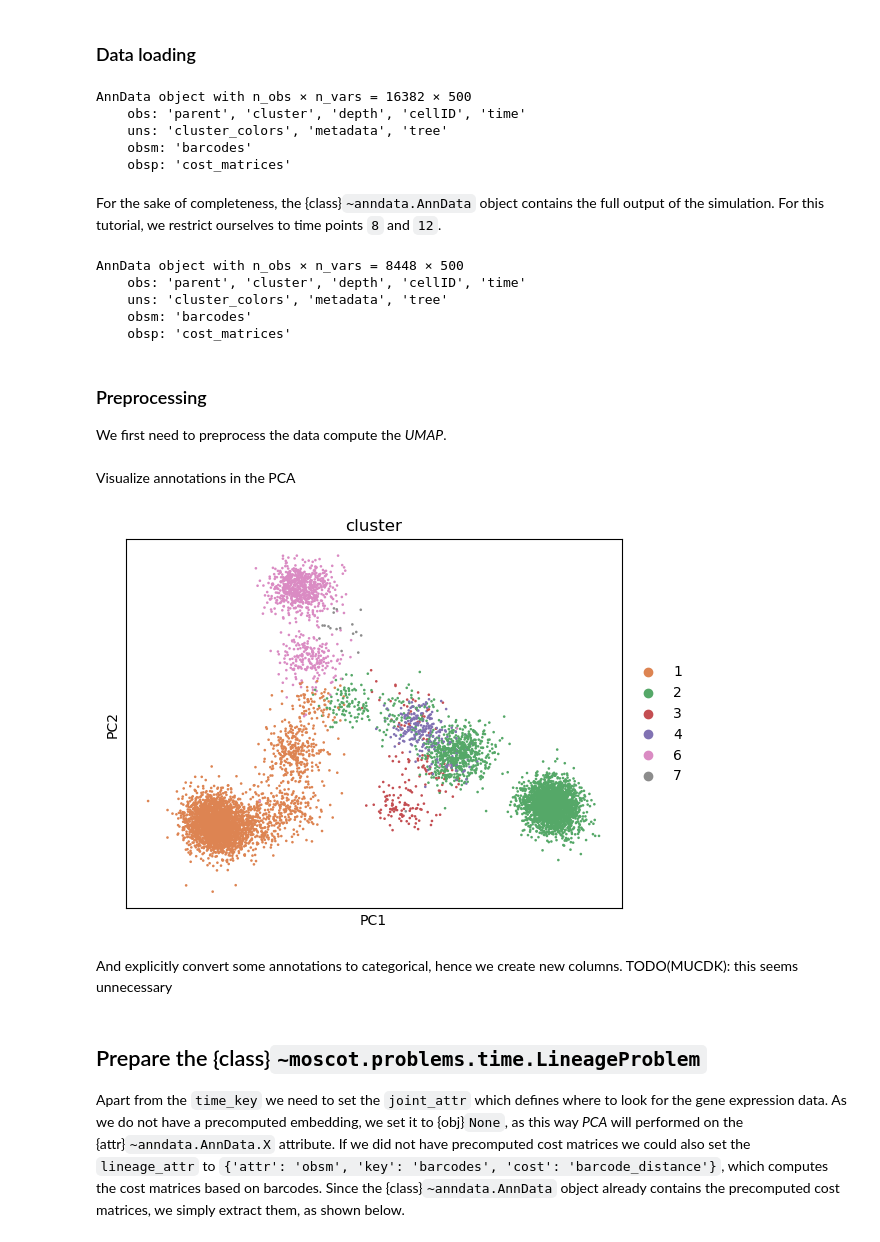
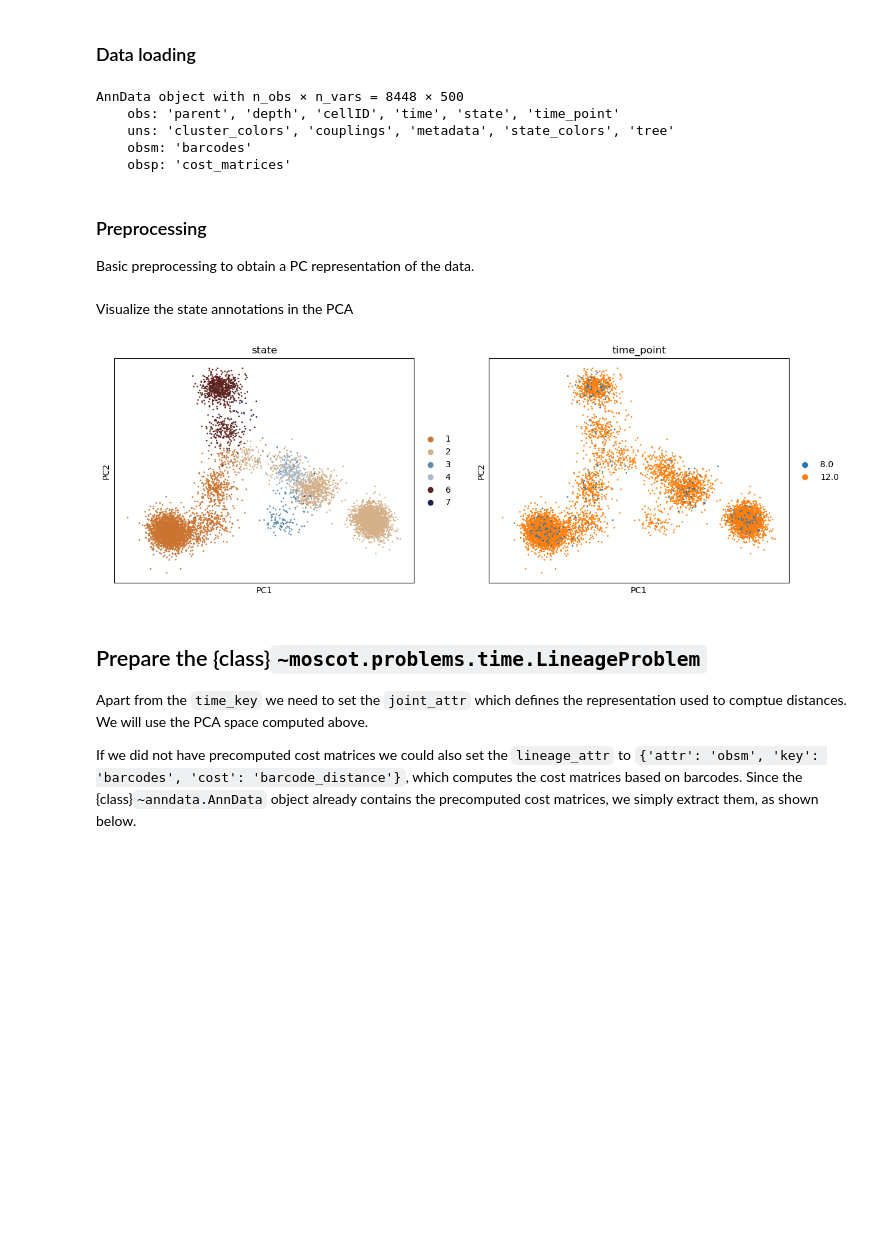
Before and after one commit to theislab/moscot_notebooks, a Jupyter notebook: tutorials/100_lineage.ipynb, the cells around one changed output. Drawn from its saved outputs; the diff is of its cells as text; code cells hidden in the pictures; blank space fills up the shorter version.

```diff
--- a/tutorials/100_lineage.ipynb
+++ b/tutorials/100_lineage.ipynb
@@ -54,29 +166,18 @@ This dataset is approximately **2.07GiB** in size due to the saved cost matrices
 # %% [markdown]
 ### Data loading
 # %%
-adata = datasets.tedsim()
+adata = sc.read("ML_2023-04-12_ted_sim.h5ad")
 adata
 # %% [output]
-AnnData object with n_obs × n_vars = 16382 × 500
-    obs: 'parent', 'cluster', 'depth', 'cellID', 'time'
-    uns: 'cluster_colors', 'metadata', 'tree'
+AnnData object with n_obs × n_vars = 8448 × 500
+    obs: 'parent', 'depth', 'cellID', 'time', 'state', 'time_point'
+    uns: 'cluster_colors', 'couplings', 'metadata', 'state_colors', 'tree'
     obsm: 'barcodes'
     obsp: 'cost_matrices'
-# %% [markdown]
-For the sake of completeness, the {class}`~anndata.AnnData` object contains the full output of the simulation. For this tutorial, we restrict ourselves to time points `8` and `12`.
-# %%
-adata = adata[adata.obs["time"].isin([8.0, 12.0])].copy()
-adata
-# %% [output]
-AnnData object with n_obs × n_vars = 8448 × 500
-    obs: 'parent', 'cluster', 'depth', 'cellID', 'time'
-    uns: 'cluster_colors', 'metadata', 'tree'
-    obsm: 'barcodes'
-    obsp: 'cost_matrices'
 # %% [markdown]
 ### Preprocessing
 
-We first need to preprocess the data compute the *UMAP*.
+Basic preprocessing to obtain a PC representation of the data.
 # %%
 sc.pp.normalize_total(adata)
 sc.pp.log1p(adata)
@@ -84,9 +185,6 @@ sc.pp.pca(adata)
 # %% [markdown]
-Visualize annotations in the PCA
+Visualize the state annotations in the PCA
 # %%
-sc.pl.pca(adata, color=["cluster"])
+sc.pl.pca(adata, color=["state", "time_point"])
 # %% [output]
-[figure, old version]
+[figure, new version]
-# %% [markdown]
-And explicitly convert some annotations to categorical, hence we create new columns.
-TODO(MUCDK): this seems unnecessary
@@ -96,7 +191,9 @@ TODO(MUCDK): this seems unnecessary
 # %% [markdown]
 ## Prepare the {class}`~moscot.problems.time.LineageProblem`
 
-Apart from the `time_key` we need to set the `joint_attr` which defines where to look for the gene expression data. As we do not have a precomputed embedding, we set it to {obj}`None`, as this way *PCA* will performed on the {attr}`~anndata.AnnData.X` attribute.
+Apart from the `time_key` we need to set the `joint_attr` which defines the representation used to comptue distances. We will use the PCA space computed above.
+
+
 If we did not have precomputed cost matrices we could also set the `lineage_attr` to `{'attr': 'obsm', 'key': 'barcodes', 'cost': 'barcode_distance'}`, which computes the cost matrices based on barcodes.
 Since the {class}`~anndata.AnnData` object already contains the precomputed cost matrices, we simply extract them, as shown below.
 # %%
```
Also changed, not shown: parts of 44 cells of this notebook.
